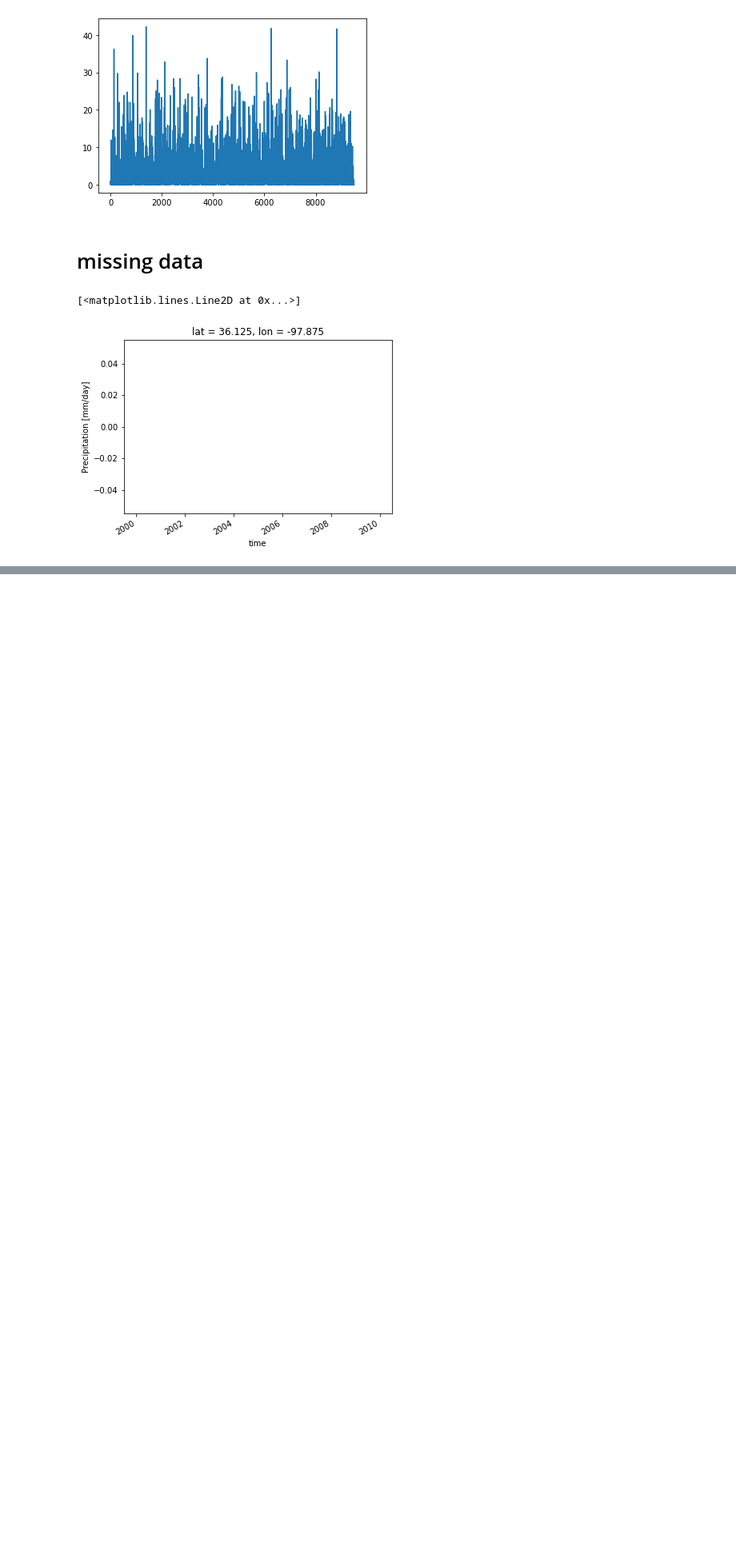
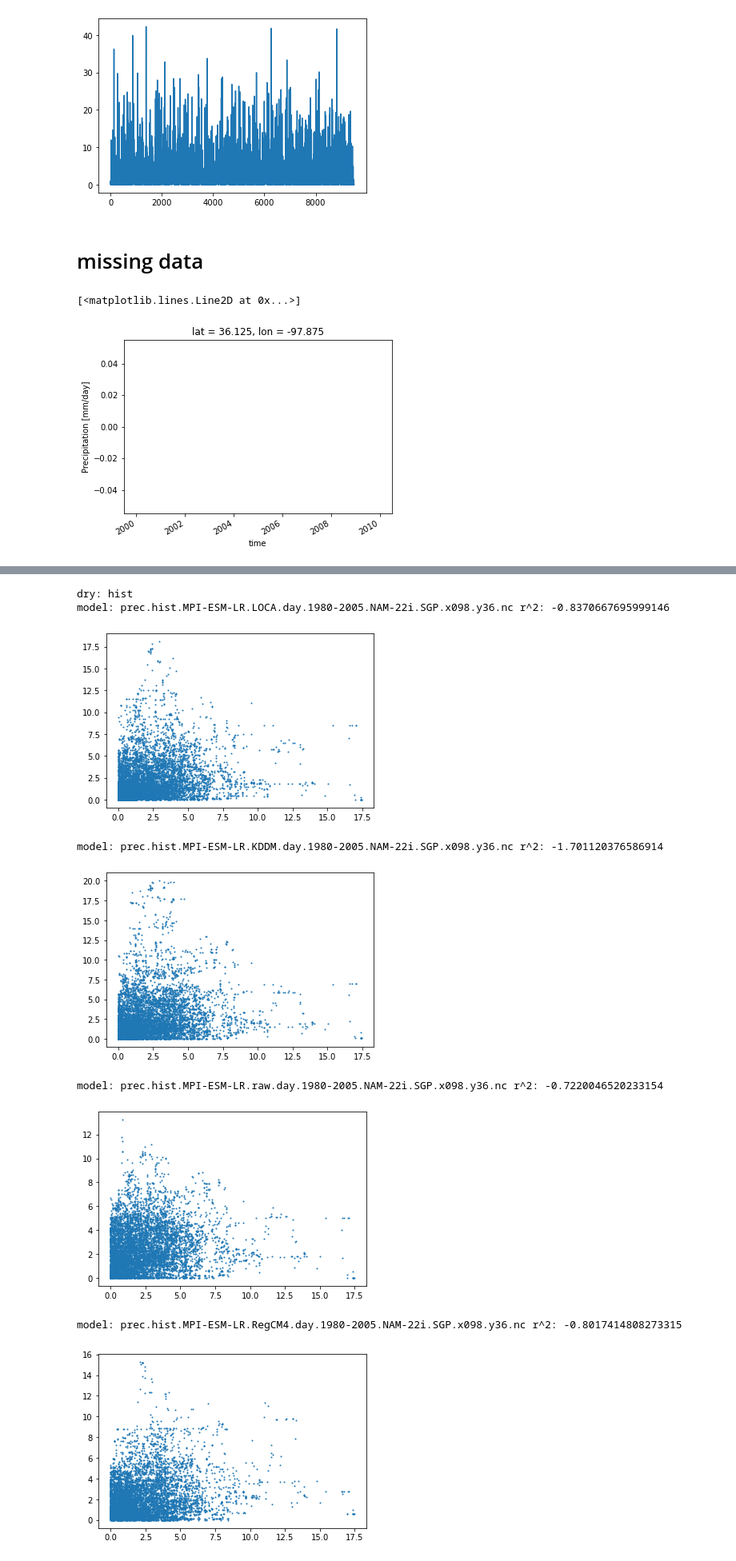
Before and after one commit to NCAR/ml-sm-dk-hf, a Jupyter notebook: notebooks/rain-days-via-xarray.ipynb, the cells around one changed output, grey strips where cells are left out. Shown at 80% size. Cells and saved outputs as stored; diff of their text form; code cells hidden in the pictures; blank space fills up the shorter version.

```diff
--- a/notebooks/rain-days-via-xarray.ipynb
+++ b/notebooks/rain-days-via-xarray.ipynb
@@ -439,0 +516,21 @@ rainsignal.plot()
+# %%
+# mpi dry: hist
+print("dry: hist")
+sigfiles_hist = list(filter(lambda line:'hist' in line, sigfiles))
+#plot_r2(sigfiles_hist)
+plot_avg_r2(sigfiles_hist)
+
+# # mpi dry: rcp85
+# print("dry: rcp85")
+# sigfiles_rcp85 = list(filter(lambda line:'rcp85' in line, sigfiles))
+# plot_r2(sigfiles_rcp85)
+# %% [output]
+dry: hist
+model: prec.hist.MPI-ESM-LR.LOCA.day.1980-2005.NAM-22i.SGP.x098.y36.nc r^2: -0.8370667695999146
+[figure, added]
+model: prec.hist.MPI-ESM-LR.KDDM.day.1980-2005.NAM-22i.SGP.x098.y36.nc r^2: -1.701120376586914
+[figure, added]
+model: prec.hist.MPI-ESM-LR.raw.day.1980-2005.NAM-22i.SGP.x098.y36.nc r^2: -0.7220046520233154
+[figure, added]
+model: prec.hist.MPI-ESM-LR.RegCM4.day.1980-2005.NAM-22i.SGP.x098.y36.nc r^2: -0.8017414808273315
+[figure, added]
```
Also changed, not shown: parts of 21 cells of this notebook.
